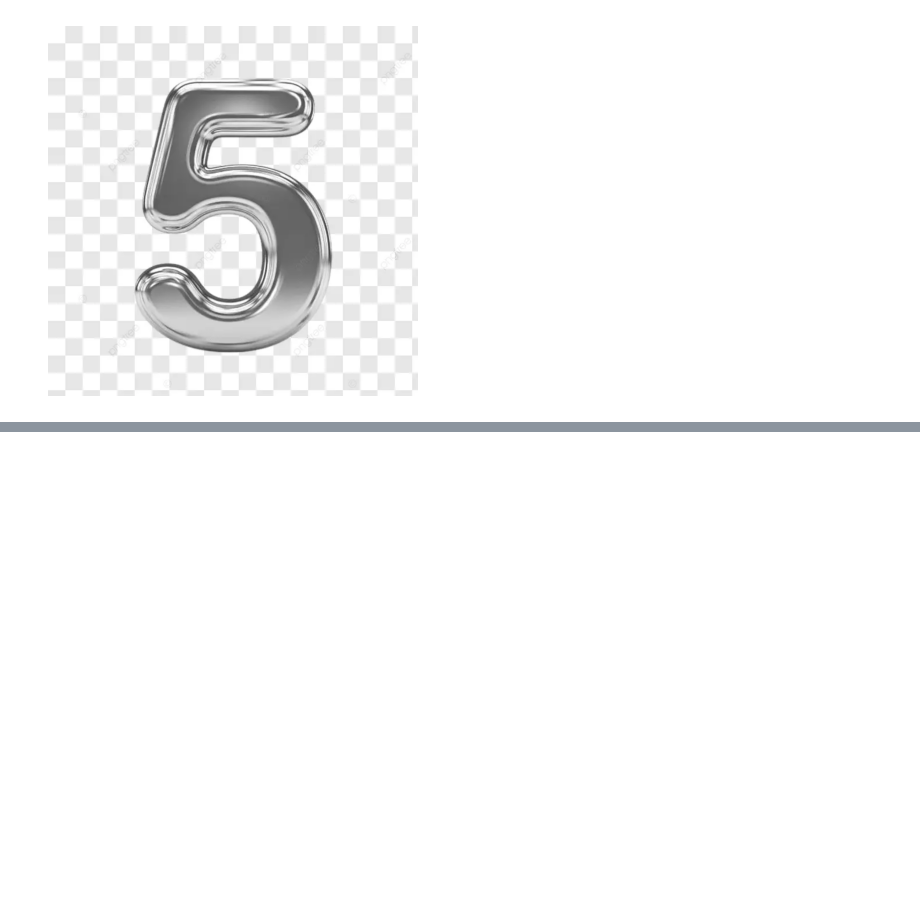
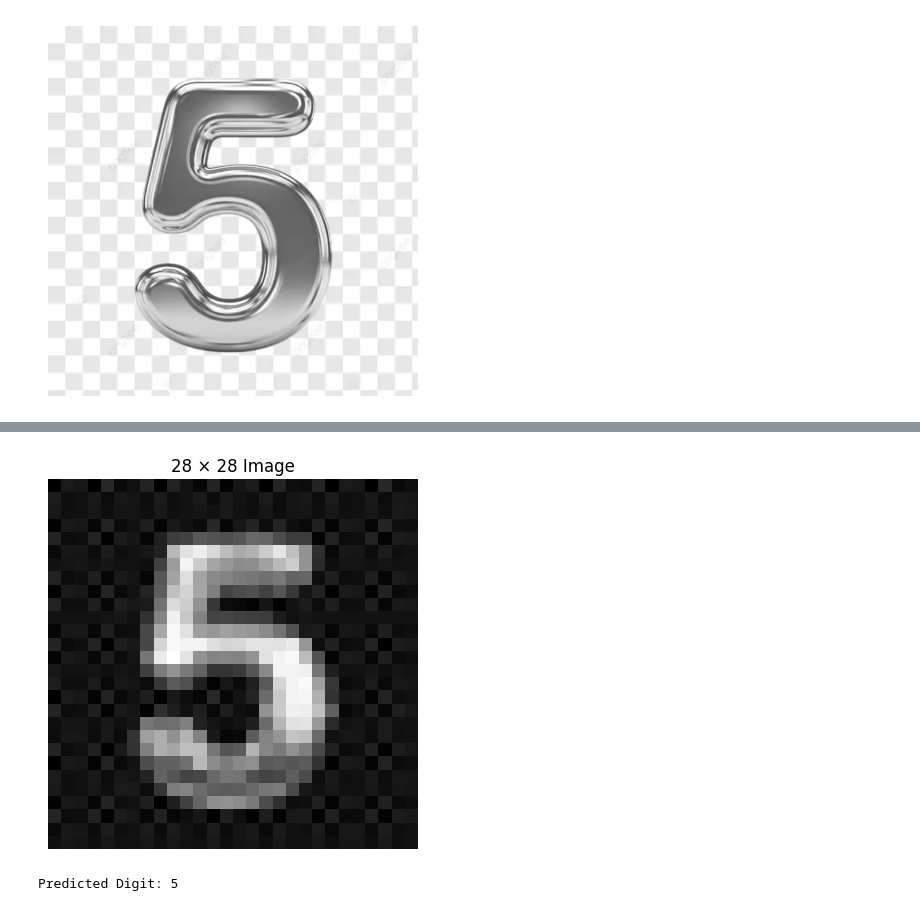
Before and after one commit to kanchanakanta/git-collaboration-practice, a Jupyter notebook: CNN.ipynb, the cells around one changed output, grey strips where cells are left out. Saved outputs shown, nothing was run; the diff lists cells and outputs as text; code cells hidden in the pictures; blank space fills up the shorter version.

```diff
--- a/CNN.ipynb
+++ b/CNN.ipynb
@@ -215,0 +240,4 @@ plt.show()
+# %%
+img_array = img_array / 255.0
+# %%
+img_array = 1.0 - img_array
@@ -215,0 +250,17 @@ plt.show()
+# %%
+
+# Display
+plt.imshow(img_array.squeeze(), cmap="gray")
+plt.title("28 × 28 Image")
+plt.axis("off")
+plt.show()
+# %% [output]
+[figure, added]
+# %%
+prediction = model.predict(img_array, verbose=0)
+
+predicted_digit = prediction.argmax()
+
+print("Predicted Digit:", predicted_digit)
+# %% [output]
+Predicted Digit: 5
```
Also changed, not shown: parts of 7 cells of this notebook.
